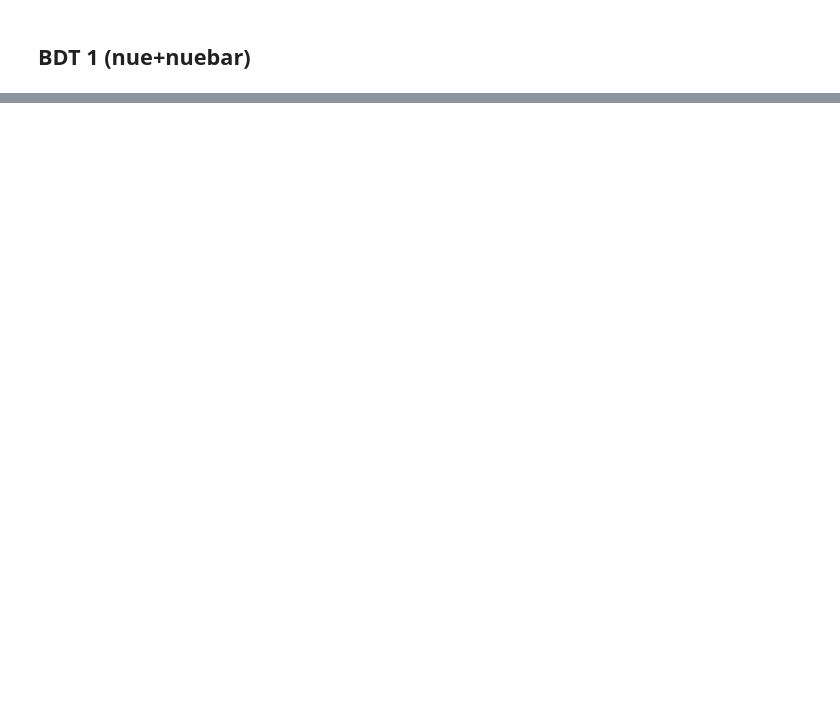
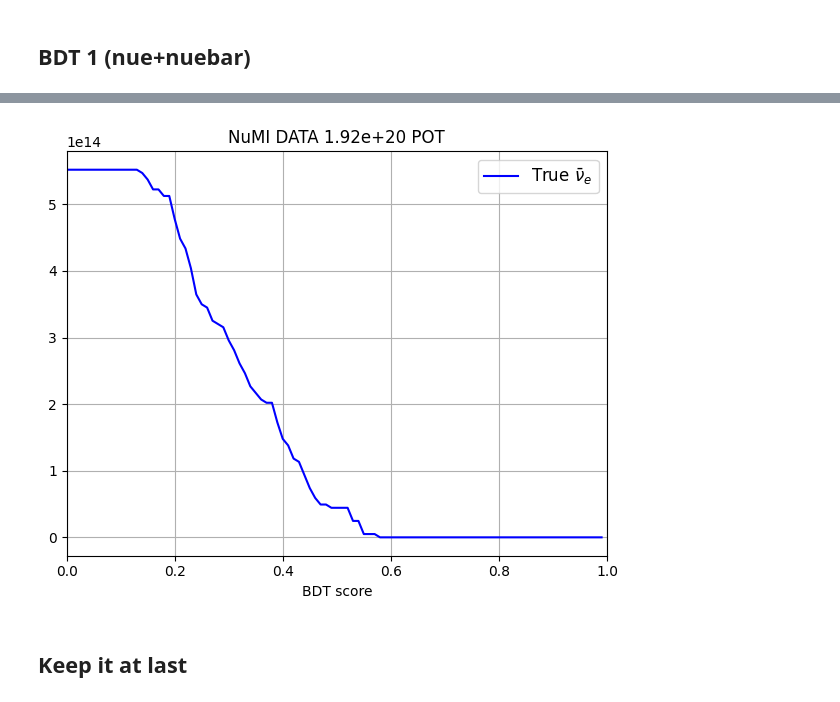
Before and after one commit to mrguzzo/AntinueXSec_WireCell, a Jupyter notebook: marina.ipynb, the cells around one changed output, grey strips where cells are left out. Cells and saved outputs as stored; diff of their text form; code cells hidden in the pictures; blank space fills up the shorter version.

```diff
--- a/marina.ipynb
+++ b/marina.ipynb
@@ -1379,0 +1772,42 @@ Making plots:
+# %%
+# Plot the number of entries
+# how many antinue are we selecting at the end of our BDTs?
+# I am just considering overlay since it reproduces our data better than the intrinsic nue
+
+step = 0.01
+bdt_var_min = 0 # don't touch
+bdt_var_max = 1 # don't touch
+
+# create arrays
+n_antinue = []
+x = []
+
+POTratio = POT_data/POT_mc
+
+# loop over bdt variable, from 0 to 1 in steps defined above
+var = bdt_var_min
+while(var <= bdt_var_max):
+
+    df_antinue = isSignal2(df_overlay2)
+    df_antinue = df_antinue[df_antinue.bdt_score2>var]
+    n_antinue.append(len(df_antinue)*POTratio)
+    x.append(var)
+
+    # update var
+    var = var + step
+
+# --- now that we have the arrays, let's plot them :)
+plt.close()
+plt.figure(figsize=(6,5))
+plt.plot(x, n_antinue, c='blue', label=r'True $\bar{\nu}_e$')
+plt.title('NuMI DATA %.2e POT' % POT_data)
+plt.grid()
+plt.xlim([0,1])
+plt.xlabel('BDT score')
+plt.legend(loc='best', prop={'size': legend_size})
+plt.tight_layout()
+plt.show()
+# %% [output]
+[figure, added]
+# %% [markdown]
+## Keep it at last
```
Also changed, not shown: parts of 15 cells of this notebook.
